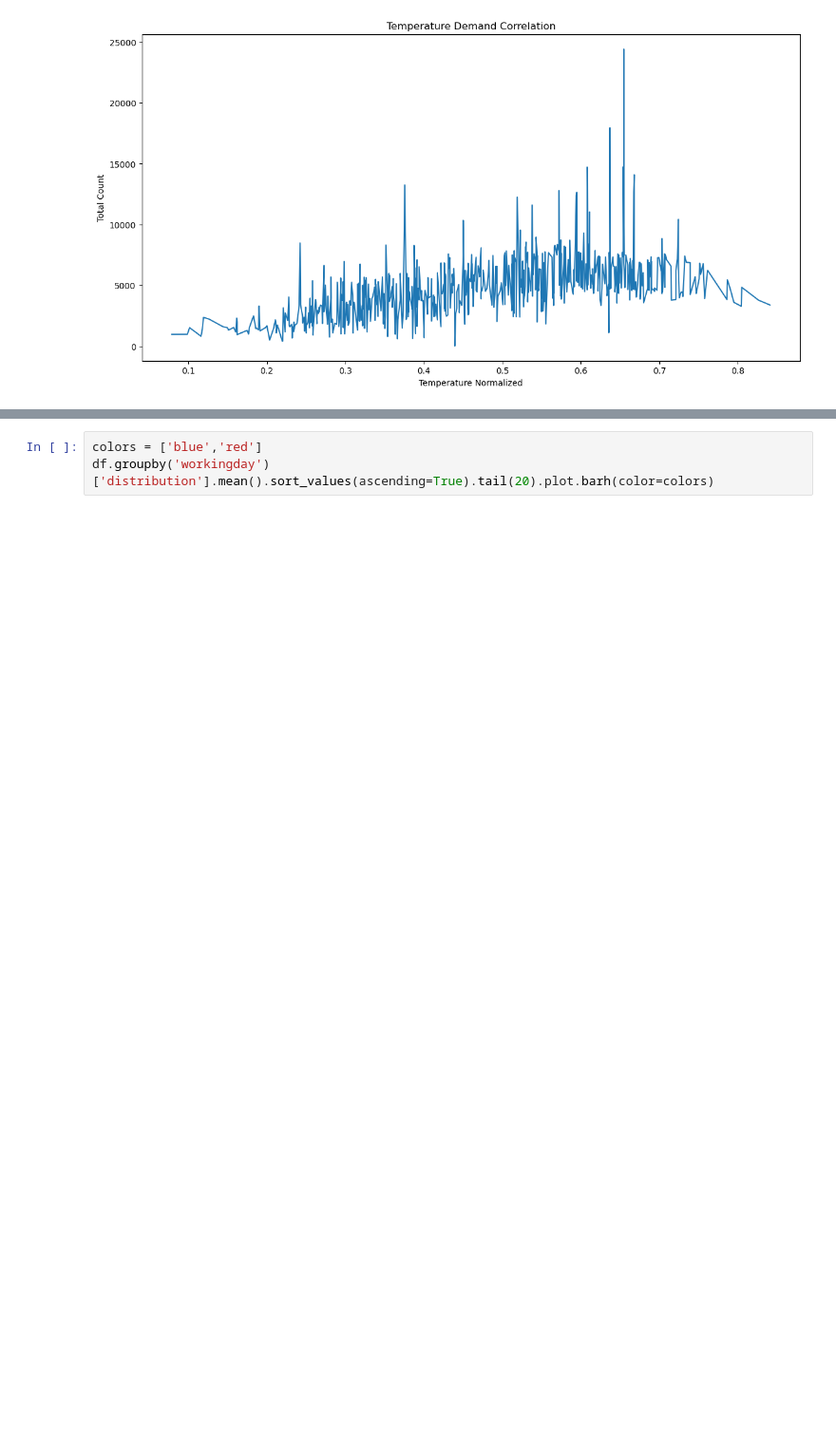
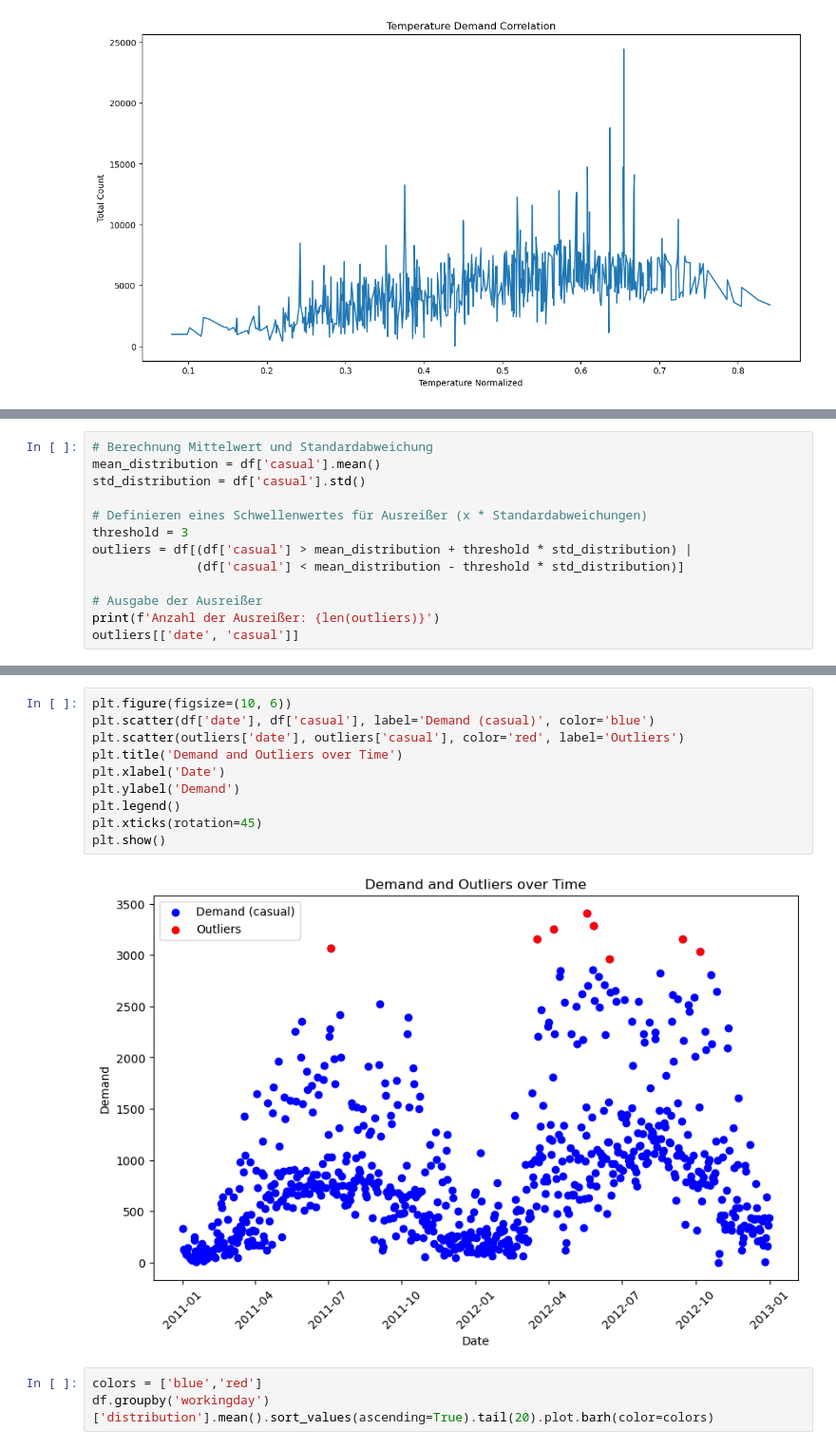
Before and after one commit to philhap/DS-Projektarbeit-Philipp-Heppler-Bike-Sharing, a Jupyter notebook: Digethic_Projektarbeit24_DS.ipynb, the cells around one changed output, grey strips where cells are left out. Shown at 95% size. Cells and saved outputs as stored; diff of their text form; blank space fills up the shorter version.

```diff
--- a/Digethic_Projektarbeit24_DS.ipynb
+++ b/Digethic_Projektarbeit24_DS.ipynb
@@ -136,0 +177,13 @@ plt.show()
+# %%
+# Berechnung Mittelwert und Standardabweichung
+mean_distribution = df['casual'].mean()
+std_distribution = df['casual'].std()
+
+# Definieren eines Schwellenwertes für Ausreißer (x * Standardabweichungen)
+threshold = 3
+outliers = df[(df['casual'] > mean_distribution + threshold * std_distribution) |
+              (df['casual'] < mean_distribution - threshold * std_distribution)]
+
+# Ausgabe der Ausreißer
+print(f'Anzahl der Ausreißer: {len(outliers)}')
+outliers[['date', 'casual']]
@@ -137,3 +201,15 @@ plt.show()
+# %%
+plt.figure(figsize=(10, 6))
+plt.scatter(df['date'], df['casual'], label='Demand (casual)', color='blue')
+plt.scatter(outliers['date'], outliers['casual'], color='red', label='Outliers')
+plt.title('Demand and Outliers over Time')
+plt.xlabel('Date')
+plt.ylabel('Demand')
+plt.legend()
+plt.xticks(rotation=45)
+plt.show()
+# %% [output]
+[figure, added]
 # %%
 colors = ['blue','red']
 df.groupby('workingday')['distribution'].mean().sort_values(ascending=True).tail(20).plot.barh(color=colors)
```
Also changed, not shown: parts of 6 cells of this notebook.
